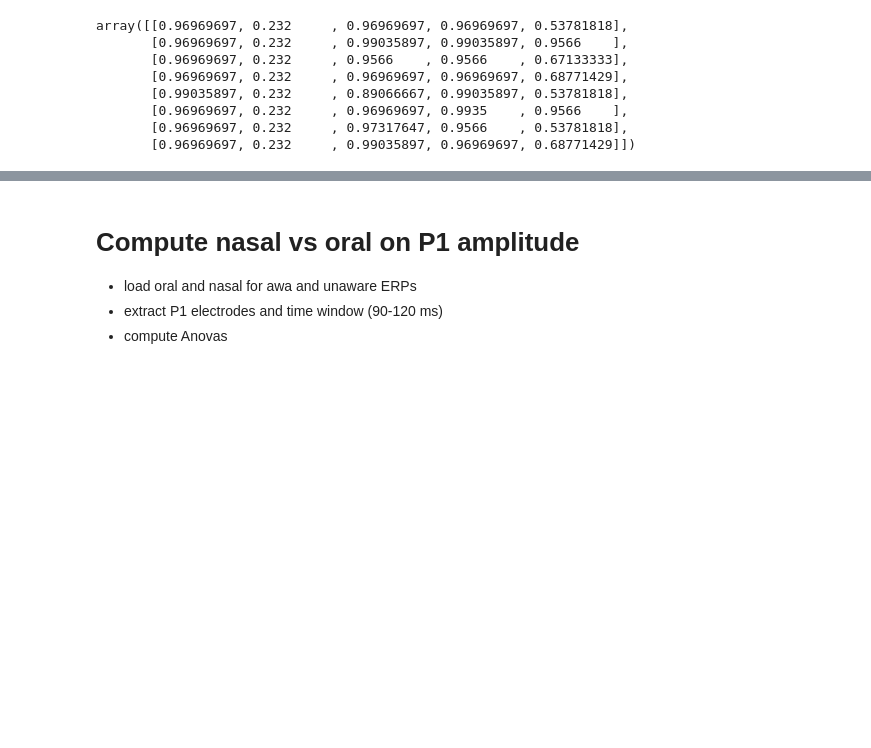
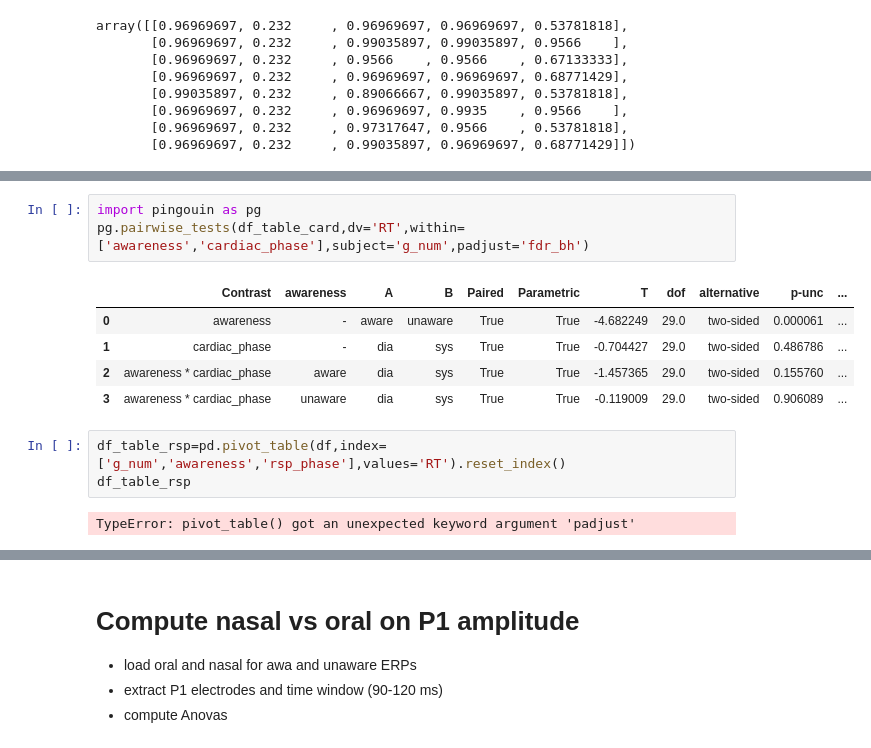
Before and after one commit to vivile42/Oral_24, a Jupyter notebook: stats/stats_R1.ipynb, the cells around one changed output, grey strips where cells are left out. Saved outputs shown, nothing was run; the diff lists cells and outputs as text; blank space fills up the shorter version.

```diff
--- a/stats/stats_R1.ipynb
+++ b/stats/stats_R1.ipynb
@@ -222,0 +254,14 @@ array([[0.96969697, 0.232     , 0.96969697, 0.96969697, 0.53781818],
+# %%
+import pingouin as pg
+pg.pairwise_tests(df_table_card,dv='RT',within=['awareness','cardiac_phase'],subject='g_num',padjust='fdr_bh')
+# %% [output]
+|  | Contrast | awareness | A | B | Paired | Parametric | T | dof | alternative | p-unc | ... |
+| 0 | awareness | - | aware | unaware | True | True | -4.682249 | 29.0 | two-sided | 0.000061 | ... |
+| 1 | cardiac_phase | - | dia | sys | True | True | -0.704427 | 29.0 | two-sided | 0.486786 | ... |
+| 2 | awareness * cardiac_phase | aware | dia | sys | True | True | -1.457365 | 29.0 | two-sided | 0.155760 | ... |
+| 3 | awareness * cardiac_phase | unaware | dia | sys | True | True | -0.119009 | 29.0 | two-sided | 0.906089 | ... |
+# %%
+df_table_rsp=pd.pivot_table(df,index=['g_num','awareness','rsp_phase'],values='RT').reset_index()
+df_table_rsp
+# %% [output]
+TypeError: pivot_table() got an unexpected keyword argument 'padjust'
```
Also changed, not shown: parts of 21 cells of this notebook.
